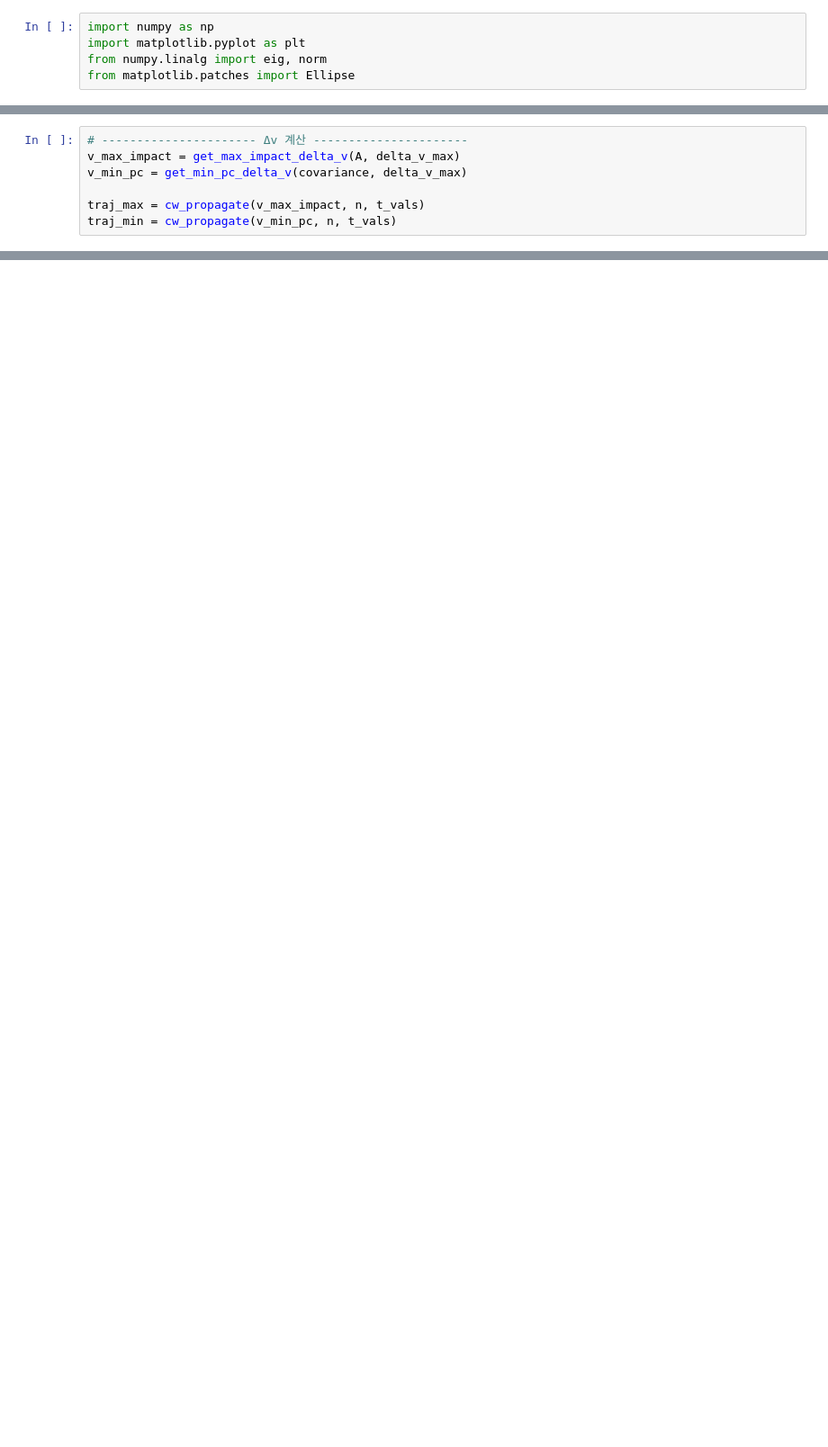
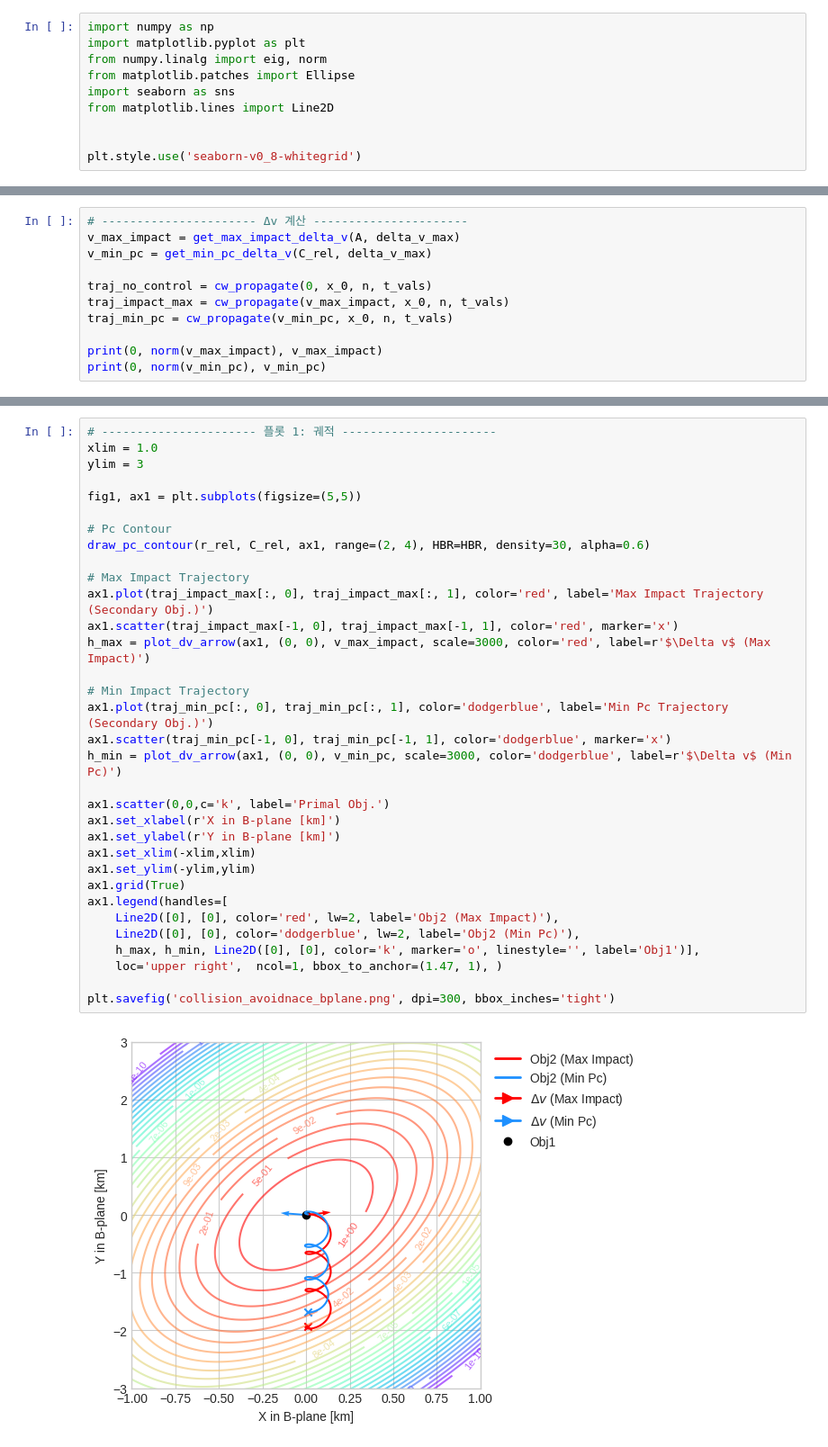
Before and after one commit to Muun-Muun/clusterd_sattelites_optimization, a Jupyter notebook: impulse_CA_v1.ipynb, the cells around one changed output, grey strips where cells are left out. Shown at 90% size. Cells and saved outputs as stored; diff of their text form; blank space fills up the shorter version.

```diff
--- a/impulse_CA_v1.ipynb
+++ b/impulse_CA_v1.ipynb
@@ -5,5 +5,10 @@ import numpy as np
 import matplotlib.pyplot as plt
 from numpy.linalg import eig, norm
 from matplotlib.patches import Ellipse
+import seaborn as sns
+from matplotlib.lines import Line2D
+
+
+plt.style.use('seaborn-v0_8-whitegrid')
 # %%
 # ---------------------- 함수 정의 ----------------------
@@ -69,7 +129,11 @@ covariance = np.array([
 # %%
 # ---------------------- Δv 계산 ----------------------
 v_max_impact = get_max_impact_delta_v(A, delta_v_max)
-v_min_pc = get_min_pc_delta_v(covariance, delta_v_max)
+v_min_pc = get_min_pc_delta_v(C_rel, delta_v_max)
 
-traj_max = cw_propagate(v_max_impact, n, t_vals)
-traj_min = cw_propagate(v_min_pc, n, t_vals)
+traj_no_control = cw_propagate(0, x_0, n, t_vals)
+traj_impact_max = cw_propagate(v_max_impact, x_0, n, t_vals)
+traj_min_pc = cw_propagate(v_min_pc, x_0, n, t_vals)
+
+print(0, norm(v_max_impact), v_max_impact)
+print(0, norm(v_min_pc), v_min_pc)
@@ -107,0 +143,35 @@ norm(v_max_impact), norm(v_min_pc)
+# %%
+# ---------------------- 플롯 1: 궤적 ----------------------
+xlim = 1.0
+ylim = 3
+
+fig1, ax1 = plt.subplots(figsize=(5,5))
+
+# Pc Contour
+draw_pc_contour(r_rel, C_rel, ax1, range=(2, 4), HBR=HBR, density=30, alpha=0.6)
+
+# Max Impact Trajectory
+ax1.plot(traj_impact_max[:, 0], traj_impact_max[:, 1], color='red', label='Max Impact Trajectory (Secondary Obj.)')
+ax1.scatter(traj_impact_max[-1, 0], traj_impact_max[-1, 1], color='red', marker='x')
+h_max = plot_dv_arrow(ax1, (0, 0), v_max_impact, scale=3000, color='red', label=r'$\Delta v$ (Max Impact)')
+
+# Min Impact Trajectory
+ax1.plot(traj_min_pc[:, 0], traj_min_pc[:, 1], color='dodgerblue', label='Min Pc Trajectory (Secondary Obj.)')
+ax1.scatter(traj_min_pc[-1, 0], traj_min_pc[-1, 1], color='dodgerblue', marker='x')
+h_min = plot_dv_arrow(ax1, (0, 0), v_min_pc, scale=3000, color='dodgerblue', label=r'$\Delta v$ (Min Pc)')
+
+ax1.scatter(0,0,c='k', label='Primal Obj.')
+ax1.set_xlabel(r'X in B-plane [km]')
+ax1.set_ylabel(r'Y in B-plane [km]')
+ax1.set_xlim(-xlim,xlim)
+ax1.set_ylim(-ylim,ylim)
+ax1.grid(True)
+ax1.legend(handles=[
+    Line2D([0], [0], color='red', lw=2, label='Obj2 (Max Impact)'),
+    Line2D([0], [0], color='dodgerblue', lw=2, label='Obj2 (Min Pc)'),
+    h_max, h_min, Line2D([0], [0], color='k', marker='o', linestyle='', label='Obj1')],
+    loc='upper right',  ncol=1, bbox_to_anchor=(1.47, 1), )
+
+plt.savefig('collision_avoidnace_bplane.png', dpi=300, bbox_inches='tight')
+# %% [output]
+[figure, added]
```
Also changed, not shown: parts of 4 cells of this notebook.
